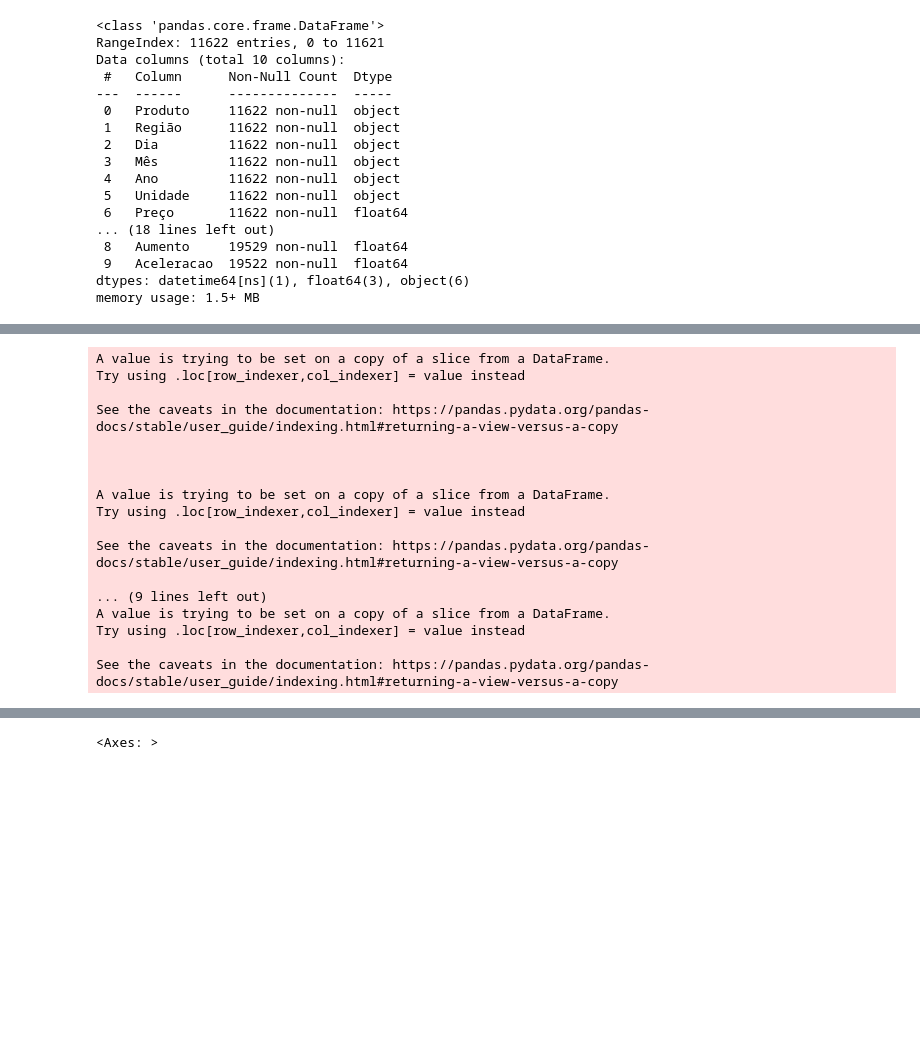
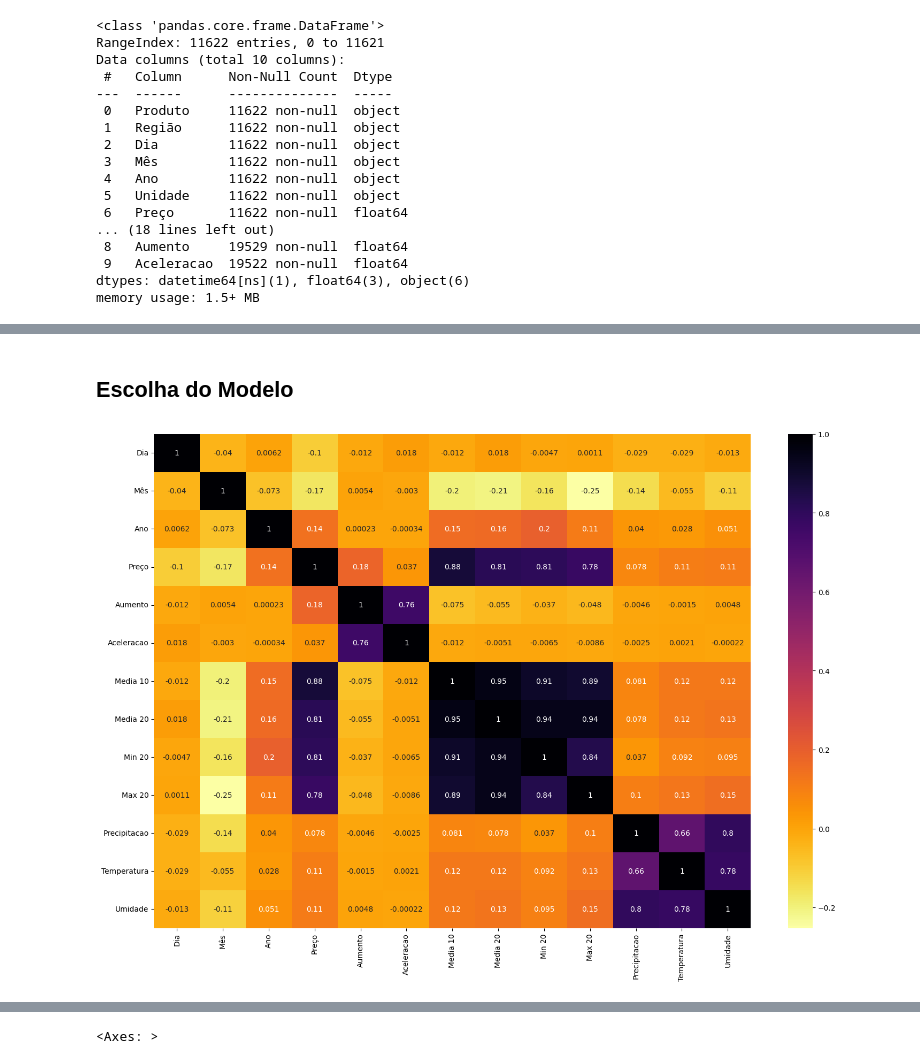
Before and after one commit to Arilson-X/C318-tomato-price-forecast, a Jupyter notebook: Apresentação_C318.ipynb, the cells around one changed output, grey strips where cells are left out. Saved outputs shown, nothing was run; the diff lists cells and outputs as text; code cells hidden in the pictures; blank space fills up the shorter version.

```diff
--- a/Apresentação_C318.ipynb
+++ b/Apresentação_C318.ipynb
@@ -225,23 +329,0 @@ display(df_ca_italiano.head())
-# %%
-df_sp_salada_AA['Data'] = pd.to_datetime(df_sp_salada_AA['Data'], format='%Y-%m-%d')
-df_ca_salada_AA['Data'] = pd.to_datetime(df_ca_salada_AA['Data'], format='%Y-%m-%d')
-df_ca_italiano['Data'] = pd.to_datetime(df_ca_italiano['Data'], format='%Y-%m-%d')
-df_sp_italiano['Data'] = pd.to_datetime(df_sp_italiano['Data'], format='%Y-%m-%d')
-# %% [output]
-A value is trying to be set on a copy of a slice from a DataFrame.
-Try using .loc[row_indexer,col_indexer] = value instead
-
-See the caveats in the documentation: https://pandas.pydata.org/pandas-docs/stable/user_guide/indexing.html#returning-a-view-versus-a-copy
-
-
-
-A value is trying to be set on a copy of a slice from a DataFrame.
-Try using .loc[row_indexer,col_indexer] = value instead
-
-See the caveats in the documentation: https://pandas.pydata.org/pandas-docs/stable/user_guide/indexing.html#returning-a-view-versus-a-copy
-
-... (9 lines left out)
-A value is trying to be set on a copy of a slice from a DataFrame.
-Try using .loc[row_indexer,col_indexer] = value instead
-
-See the caveats in the documentation: https://pandas.pydata.org/pandas-docs/stable/user_guide/indexing.html#returning-a-view-versus-a-copy
@@ -279,0 +330,13 @@ dado_escalado_sp_salada_AA = sc.transform(df_preco_sp_salada_AA)
+# %%
+df_sp_salada_AA = format_df(df_sp_salada_AA)
+df_sp_italiano = format_df(df_sp_italiano)
+df_ca_salada_AA = format_df(df_ca_salada_AA)
+df_ca_italiano = format_df(df_ca_italiano)
+# %% [markdown]
+## Escolha do Modelo
+# %%
+plt.figure(figsize=(18,12))
+sns.heatmap(df_sp_italiano.corr(),annot=True,cmap="inferno_r")
+plt.show()
+# %% [output]
+[figure, added]
```
Also changed, not shown: parts of 40 cells of this notebook, 1 other file.
